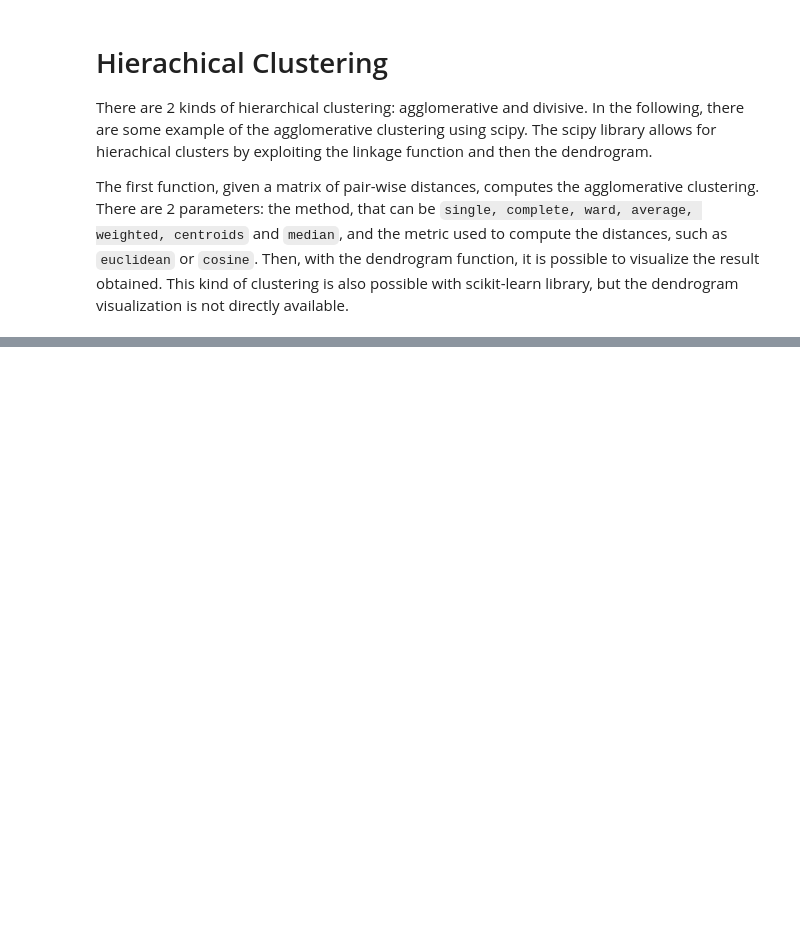
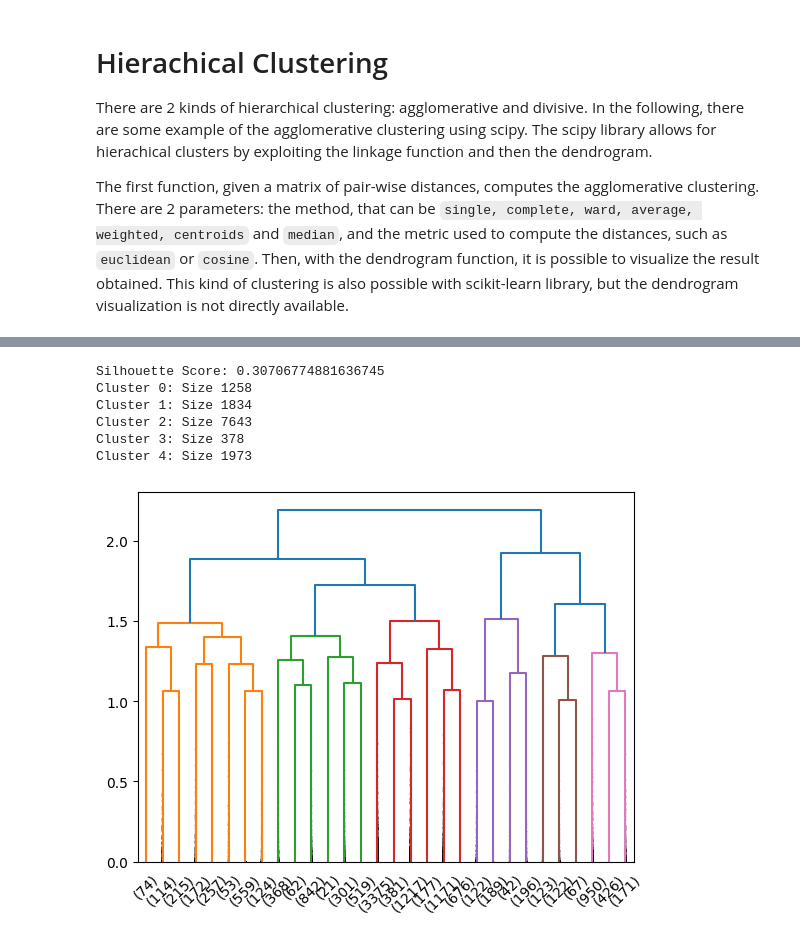
Before and after one commit to TheDarkPyotr/DataMining2023, a Jupyter notebook: source/Task2 - Clustering Analysis/Task2_Clustering_Analysis _Hierarchical_Clustering.ipynb, the cells around one changed output, grey strips where cells are left out. Saved outputs shown, nothing was run; the diff lists cells and outputs as text; code cells hidden in the pictures; blank space fills up the shorter version.

```diff
--- a/source/Task2 - Clustering Analysis/Task2_Clustering_Analysis _Hierarchical_Clustering.ipynb
+++ b/source/Task2 - Clustering Analysis/Task2_Clustering_Analysis _Hierarchical_Clustering.ipynb
@@ -330,0 +165,16 @@ A column-vector y was passed when a 1d array was expected. Please change the sha
+# %%
+
+# Compute pairwise distances and perform clustering on the subset
+data_dist = pdist(subset_data, metric='euclidean')
+data_link = linkage(data_dist, method='complete', metric='euclidean')
+res = dendrogram(data_link, truncate_mode='lastp', show_contracted=True)
+
+cluster_labels, silhouette, clusters = cluster_and_analyze(df_ill_scaled, 'euclidean', 'complete', 5)
+# %% [output]
+Silhouette Score: 0.30706774881636745
+Cluster 0: Size 1258
+Cluster 1: Size 1834
+Cluster 2: Size 7643
+Cluster 3: Size 378
+Cluster 4: Size 1973
+[figure, added]
```
Also changed, not shown: parts of 56 cells of this notebook.
